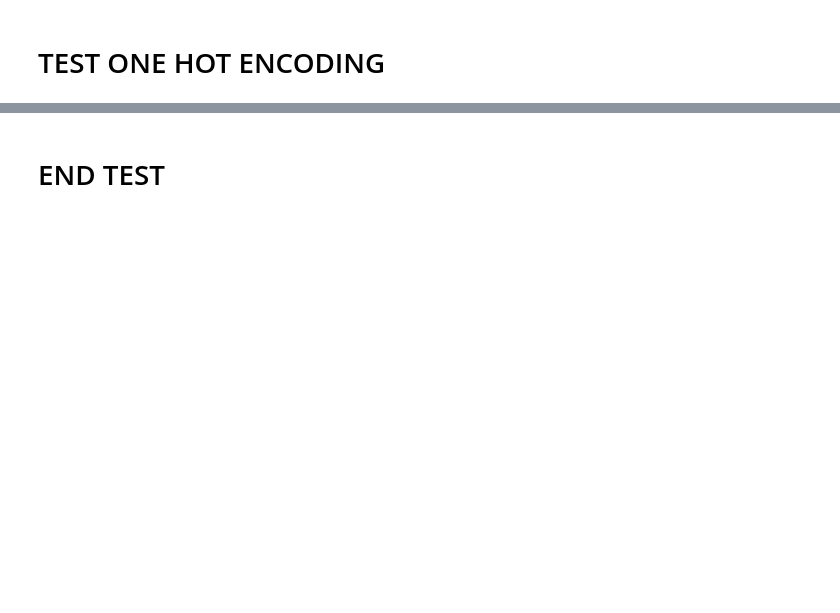
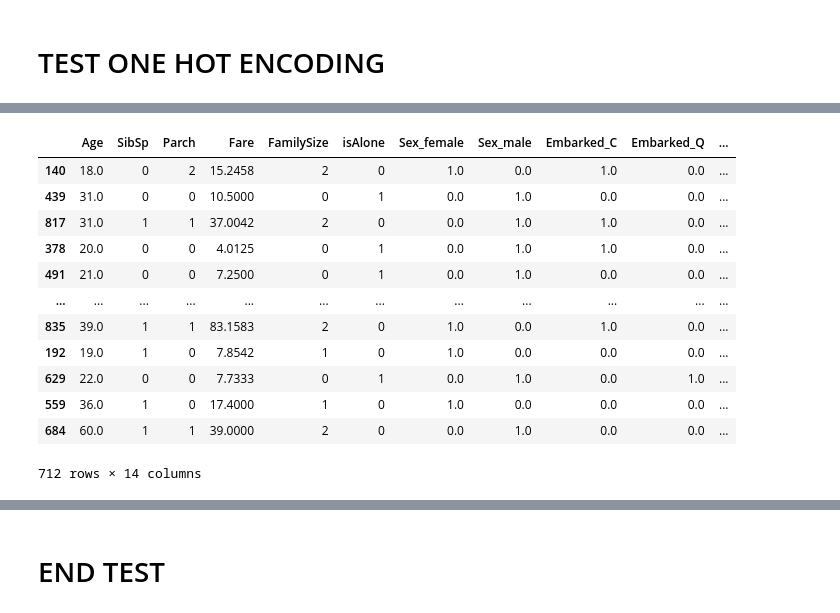
Before and after one commit to winnzor/Titanic, a Jupyter notebook: Titanic2FreePlay.ipynb, the cells around one changed output, grey strips where cells are left out. Saved outputs shown, nothing was run; the diff lists cells and outputs as text; code cells hidden in the pictures; blank space fills up the shorter version.

```diff
--- a/Titanic2FreePlay.ipynb
+++ b/Titanic2FreePlay.ipynb
@@ -269,0 +388,38 @@ train_test = df_train
+# %%
+OH_encoder = OneHotEncoder(handle_unknown='ignore', sparse=False)
+# %%
+ohe_train_cat = pd.DataFrame(OH_encoder.fit_transform(label_X_train[cat_features]))
+ohe_valid_cat = pd.DataFrame(OH_encoder.transform(label_X_valid[cat_features]))
+ohe_test_cat = pd.DataFrame(OH_encoder.transform(df_test[cat_features]))
+
+ohe_train_cat.index = label_X_train.index
+ohe_valid_cat.index = label_X_valid.index
+ohe_test_cat.index = df_test.index
+
+ohe_train_cat.columns = OH_encoder.get_feature_names(cat_features)
+ohe_valid_cat.columns = OH_encoder.get_feature_names(cat_features)
+ohe_test_cat.columns = OH_encoder.get_feature_names(cat_features)
+# %%
+num_X_train = ohe_train_df.drop(cat_features, axis=1)
+num_X_valid = ohe_valid_df.drop(cat_features, axis=1)
+num_X_test = ohe_test_df.drop(cat_features, axis=1)
+# %%
+OH_X_train = pd.concat([num_X_train, ohe_train_cat], axis=1)
+OH_X_valid = pd.concat([num_X_valid, ohe_valid_cat], axis=1)
+OH_X_test = pd.concat([num_X_test, ohe_test_cat], axis=1)
+# %%
+OH_X_train
+# %% [output]
+|  | Age | SibSp | Parch | Fare | FamilySize | isAlone | Sex_female | Sex_male | Embarked_C | Embarked_Q | ... |
+| 140 | 18.0 | 0 | 2 | 15.2458 | 2 | 0 | 1.0 | 0.0 | 1.0 | 0.0 | ... |
+| 439 | 31.0 | 0 | 0 | 10.5000 | 0 | 1 | 0.0 | 1.0 | 0.0 | 0.0 | ... |
+| 817 | 31.0 | 1 | 1 | 37.0042 | 2 | 0 | 0.0 | 1.0 | 1.0 | 0.0 | ... |
+| 378 | 20.0 | 0 | 0 | 4.0125 | 0 | 1 | 0.0 | 1.0 | 1.0 | 0.0 | ... |
+| 491 | 21.0 | 0 | 0 | 7.2500 | 0 | 1 | 0.0 | 1.0 | 0.0 | 0.0 | ... |
+| ... | ... | ... | ... | ... | ... | ... | ... | ... | ... | ... | ... |
+| 835 | 39.0 | 1 | 1 | 83.1583 | 2 | 0 | 1.0 | 0.0 | 1.0 | 0.0 | ... |
+| 192 | 19.0 | 1 | 0 | 7.8542 | 1 | 0 | 1.0 | 0.0 | 0.0 | 0.0 | ... |
+| 629 | 22.0 | 0 | 0 | 7.7333 | 0 | 1 | 0.0 | 1.0 | 0.0 | 1.0 | ... |
+| 559 | 36.0 | 1 | 0 | 17.4000 | 1 | 0 | 1.0 | 0.0 | 0.0 | 0.0 | ... |
+| 684 | 60.0 | 1 | 1 | 39.0000 | 2 | 0 | 0.0 | 1.0 | 0.0 | 0.0 | ... |
+712 rows × 14 columns
```
Also changed, not shown: parts of 51 cells of this notebook.
